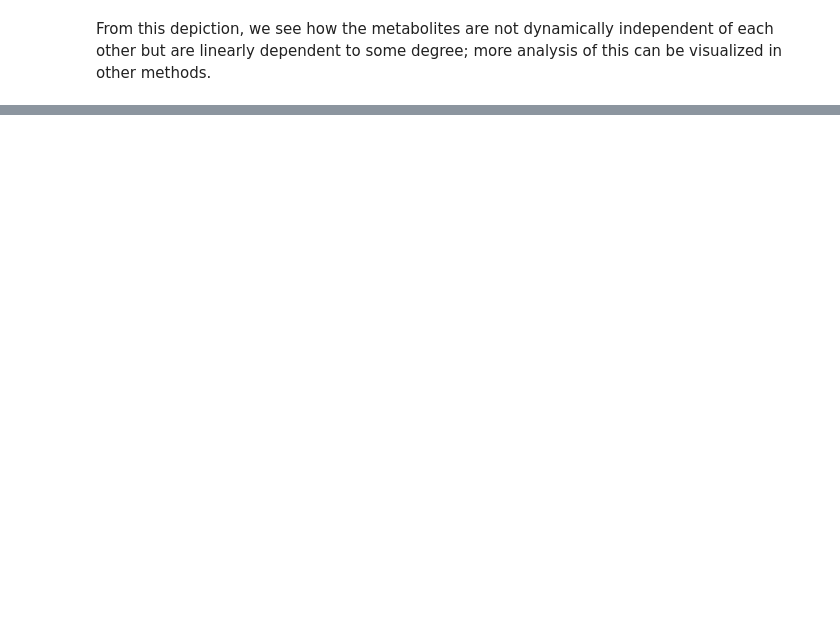
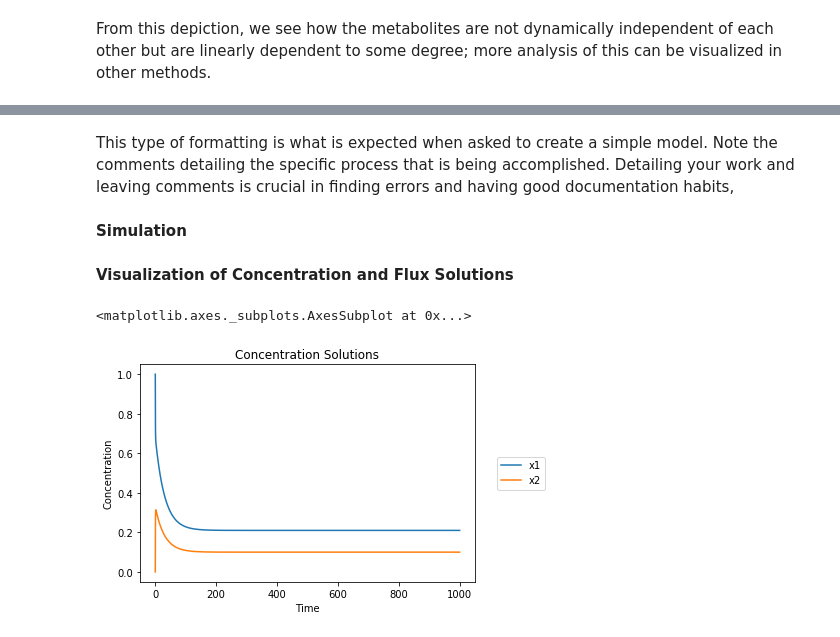
Before and after one commit to SBRG/MASSpy, a Jupyter notebook: documentation_builder/Simulations & Visualizations.ipynb, the cells around one changed output, grey strips where cells are left out. Cells and saved outputs as stored; diff of their text form; code cells hidden in the pictures; blank space fills up the shorter version.

```diff
--- a/documentation_builder/Simulations & Visualizations.ipynb
+++ b/documentation_builder/Simulations & Visualizations.ipynb
@@ -434,0 +472,49 @@ From this depiction, we see how the metabolites are not dynamically independent
+# %%
+# Create MassModel
+model = MassModel('Linear-Reversible-Open')
+
+# Generate the MassMetabolites
+x1 = MassMetabolite("x1")
+x2 = MassMetabolite("x2")
+
+# Generate the MassReactions
+b1 = MassReaction("b1", reversible=False)
+v1 = MassReaction("v1")
+b2 = MassReaction("b2", reversible=False)
+
+# Add metabolites to the reaction, add reaction to the model
+b1.add_metabolites({x1: 1})
+v1.add_metabolites({x1: -1, x2: 1})
+b2.add_metabolites({x2: -1})
+model.add_reactions([b1, v1, b2])
+
+# Set parameters
+b1.kf = 0.01
+v1.kf, v1.kr = (1, 2)
+b2.kf = 0.1
+
+# Set initial conditions for model
+x1.ic = 1
+x2.ic = 0
+model.set_initial_conditions()
+
+# Set a custom rate for b1 to remove substrate concentration dependence
+model.add_custom_rate(reaction=b1, custom_rate=b1.kf_str)
+# %% [markdown]
+This type of formatting is what is expected when asked to create a simple model. Note the comments detailing the specific process that is being accomplished. Detailing your work and leaving comments is crucial in finding errors and having good documentation habits,
+# %% [markdown]
+__Simulation__
+# %%
+t0 = 0
+tf = 1e3
+
+sim = Simulation(model)
+conc_sol, flux_sol = sim.simulate_model(model, time=(t0, tf), interpolate=True, verbose=True)
+# %% [markdown]
+__Visualization of Concentration and Flux Solutions__
+# %%
+plot_simulation(conc_sol, legend = "right outside", xlabel = "Time", ylabel="Concentration",
+               title = ("Concentration Solutions", {"size": "large"}))
+# %% [output]
+<matplotlib.axes._subplots.AxesSubplot at 0x...>
+[figure, added]
```
Also changed, not shown: parts of 44 cells of this notebook, 4 other files.
